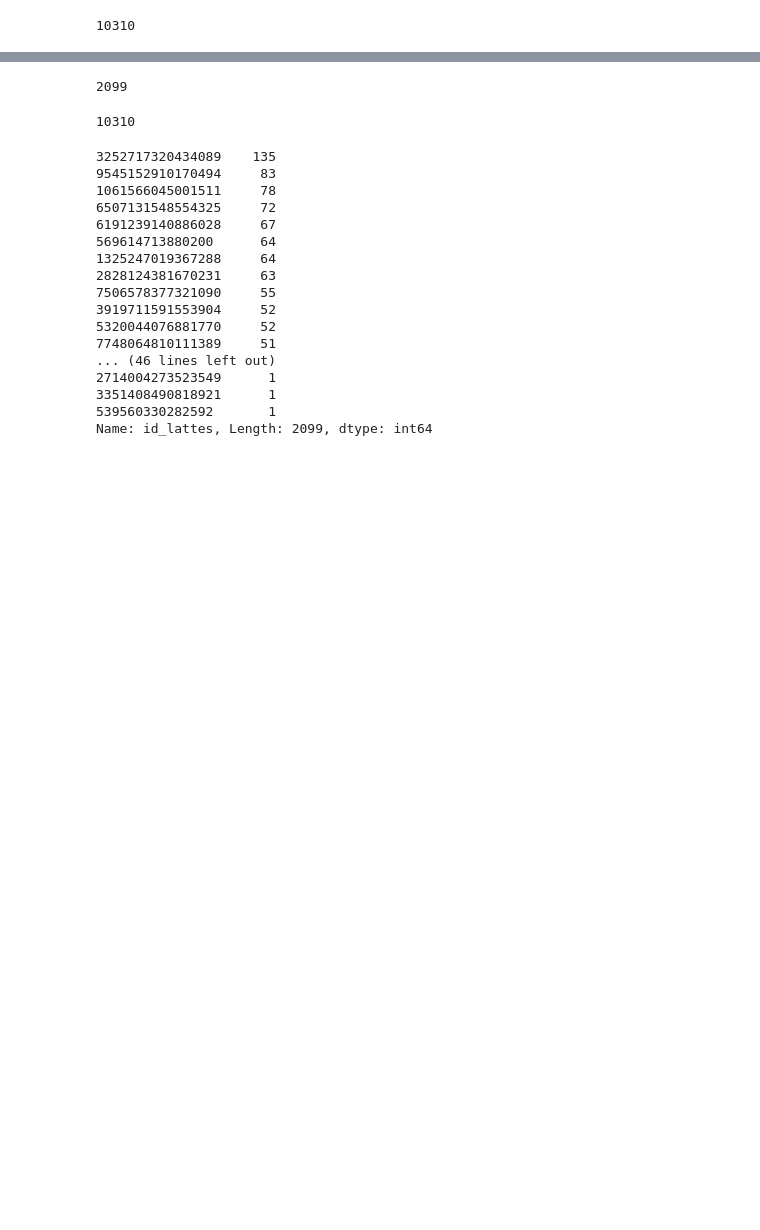
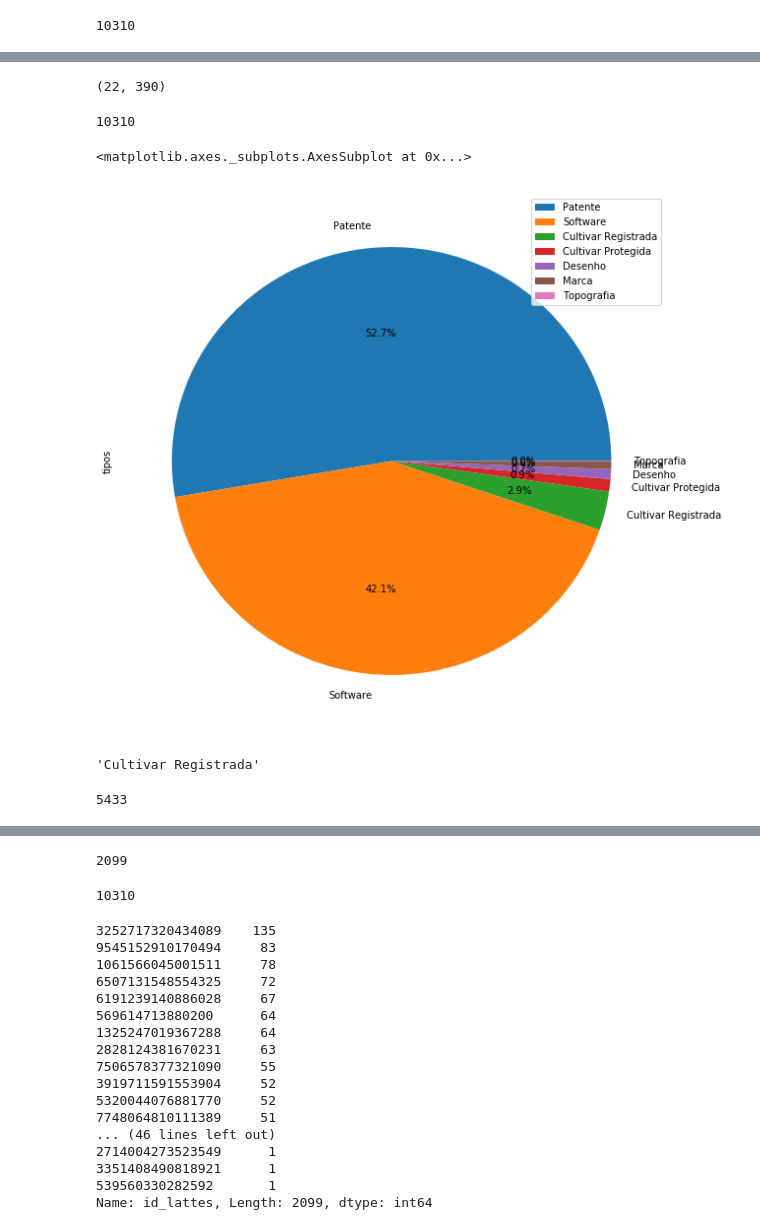
Before and after one commit to matheusbsilva/lattes_patents, a Jupyter notebook: jupyter-notebooks/1.analise-excel/resultado-tabela-analise.ipynb, the cells around one changed output, grey strips where cells are left out. Saved outputs shown, nothing was run; the diff lists cells and outputs as text; code cells hidden in the pictures; blank space fills up the shorter version.

```diff
--- a/jupyter-notebooks/1.analise-excel/resultado-tabela-analise.ipynb
+++ b/jupyter-notebooks/1.analise-excel/resultado-tabela-analise.ipynb
@@ -208,0 +297,12 @@ result.loc[result.inct == 'INCT de Óleo e Gás']
+# %%
+result.instituicao_financiadora.value_counts()
+
+CNPQ = len(result[result['instituicao_financiadora'].str.contains("CNPQ")==True])
+CNPq = len(result[result['instituicao_financiadora'].str.contains("CNPq")==True])
+CNPQ, CNPq
+# %% [output]
+(22, 390)
+# %%
+len(result.instituicao_financiadora)
+# %% [output]
+10310
@@ -208,0 +314,16 @@ result.loc[result.inct == 'INCT de Óleo e Gás']
+# %%
+patente = result[result.tipo == 'Patente'].shape[0]
+software = result[result.tipo == 'Software'].shape[0]
+cultivar_reg = result[result.tipo == 'Cultivar Registrada'].shape[0]
+cultivar_prot = result[result.tipo == 'Cultivar Protegida'].shape[0]
+desenho = result[result.tipo == 'Desenho'].shape[0]
+marca = result[result.tipo == 'Marca'].shape[0]
+topografia = result[result.tipo == 'Topografia'].shape[0]
+# %%
+explode = (0.1, 0)
+pd.DataFrame({'tipos': [patente,software,cultivar_reg,cultivar_prot,desenho,marca,topografia]},
+              index=['Patente','Software','Cultivar Registrada','Cultivar Protegida','Desenho','Marca','Topografia']).plot.pie(y='tipos', autopct='%1.1f%%', figsize=(10, 10))
+#plt.title('Projetos que possuem marcos críticos')
+# %% [output]
+<matplotlib.axes._subplots.AxesSubplot at 0x...>
+[figure, added]
@@ -208,0 +336,8 @@ result.loc[result.inct == 'INCT de Óleo e Gás']
+# %%
+result.tipo.sort_values().value_counts().index[2]
+# %% [output]
+'Cultivar Registrada'
+# %%
+result[result.tipo == 'Patente'].shape[0]
+# %% [output]
+5433
```
Also changed, not shown: parts of 50 cells of this notebook.
